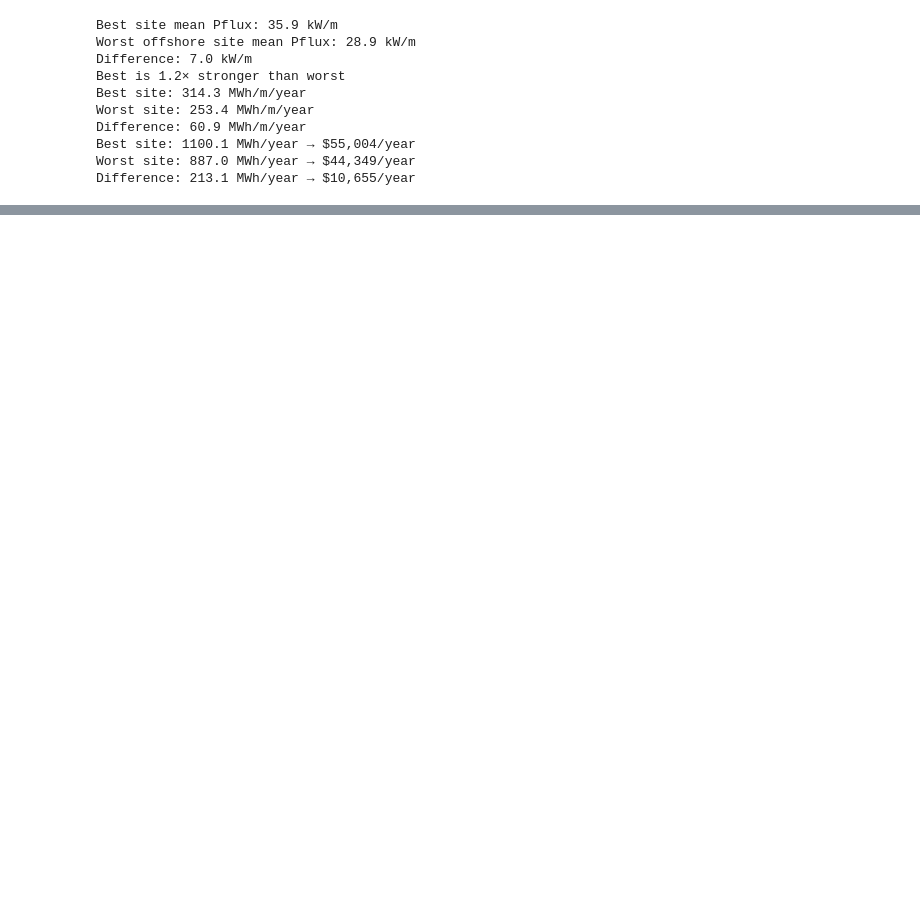
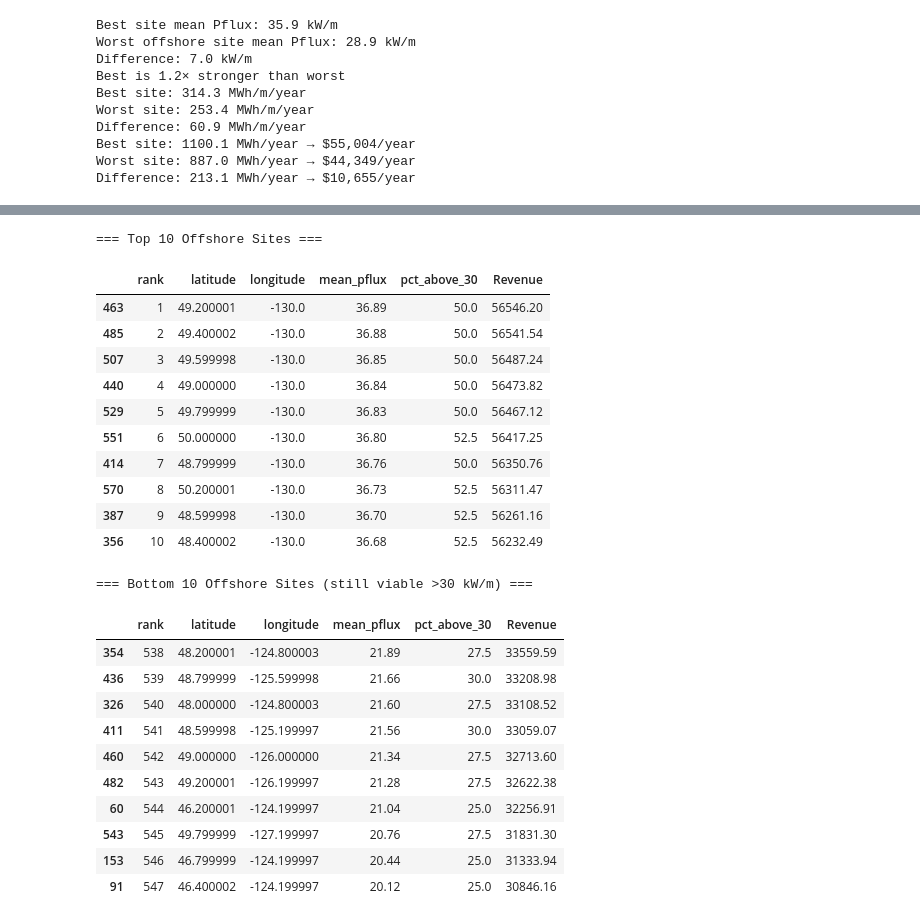
Before and after one commit to WnareaJunior/wave-energy-forecasting-ai, a Jupyter notebook: notebooks/001_wave_power_flux_analysis.ipynb.ipynb, the cells around one changed output, grey strips where cells are left out. Saved outputs shown, nothing was run; the diff lists cells and outputs as text; code cells hidden in the pictures; blank space fills up the shorter version.

```diff
--- a/notebooks/001_wave_power_flux_analysis.ipynb.ipynb
+++ b/notebooks/001_wave_power_flux_analysis.ipynb.ipynb
@@ -282,0 +347,47 @@ Difference: 213.1 MWh/year → $10,655/year
+# %%
+# --------------------------
+# Top vs Bottom 10 Sites
+# --------------------------
+
+# Sort by mean Pflux (already in summary)
+ranked_sites = summary.sort_values("mean_pflux", ascending=False).copy()
+
+# Add a rank column for clarity
+ranked_sites["rank"] = range(1, len(ranked_sites) + 1)
+
+# Select top and bottom 10 viable sites
+top10 = ranked_sites.head(10)[["rank", "latitude", "longitude",
+                                "mean_pflux", "pct_above_30", "Revenue"]]
+bottom10 = ranked_sites.tail(10)[["rank", "latitude", "longitude",
+                                   "mean_pflux", "pct_above_30", "Revenue"]]
+
+print("=== Top 10 Offshore Sites ===")
+display(top10.round(2))
+
+print("\n=== Bottom 10 Offshore Sites (still viable >30 kW/m) ===")
+display(bottom10.round(2))
+# %% [output]
+=== Top 10 Offshore Sites ===
+|  | rank | latitude | longitude | mean_pflux | pct_above_30 | Revenue |
+| 463 | 1 | 49.200001 | -130.0 | 36.89 | 50.0 | 56546.20 |
+| 485 | 2 | 49.400002 | -130.0 | 36.88 | 50.0 | 56541.54 |
+| 507 | 3 | 49.599998 | -130.0 | 36.85 | 50.0 | 56487.24 |
+| 440 | 4 | 49.000000 | -130.0 | 36.84 | 50.0 | 56473.82 |
+| 529 | 5 | 49.799999 | -130.0 | 36.83 | 50.0 | 56467.12 |
+| 551 | 6 | 50.000000 | -130.0 | 36.80 | 52.5 | 56417.25 |
+| 414 | 7 | 48.799999 | -130.0 | 36.76 | 50.0 | 56350.76 |
+| 570 | 8 | 50.200001 | -130.0 | 36.73 | 52.5 | 56311.47 |
+| 387 | 9 | 48.599998 | -130.0 | 36.70 | 52.5 | 56261.16 |
+| 356 | 10 | 48.400002 | -130.0 | 36.68 | 52.5 | 56232.49 |
+=== Bottom 10 Offshore Sites (still viable >30 kW/m) ===
+|  | rank | latitude | longitude | mean_pflux | pct_above_30 | Revenue |
+| 354 | 538 | 48.200001 | -124.800003 | 21.89 | 27.5 | 33559.59 |
+| 436 | 539 | 48.799999 | -125.599998 | 21.66 | 30.0 | 33208.98 |
+| 326 | 540 | 48.000000 | -124.800003 | 21.60 | 27.5 | 33108.52 |
+| 411 | 541 | 48.599998 | -125.199997 | 21.56 | 30.0 | 33059.07 |
+| 460 | 542 | 49.000000 | -126.000000 | 21.34 | 27.5 | 32713.60 |
+| 482 | 543 | 49.200001 | -126.199997 | 21.28 | 27.5 | 32622.38 |
+| 60 | 544 | 46.200001 | -124.199997 | 21.04 | 25.0 | 32256.91 |
+| 543 | 545 | 49.799999 | -127.199997 | 20.76 | 27.5 | 31831.30 |
+| 153 | 546 | 46.799999 | -124.199997 | 20.44 | 25.0 | 31333.94 |
+| 91 | 547 | 46.400002 | -124.199997 | 20.12 | 25.0 | 30846.16 |
```
Also changed, not shown: parts of 5 cells of this notebook.
